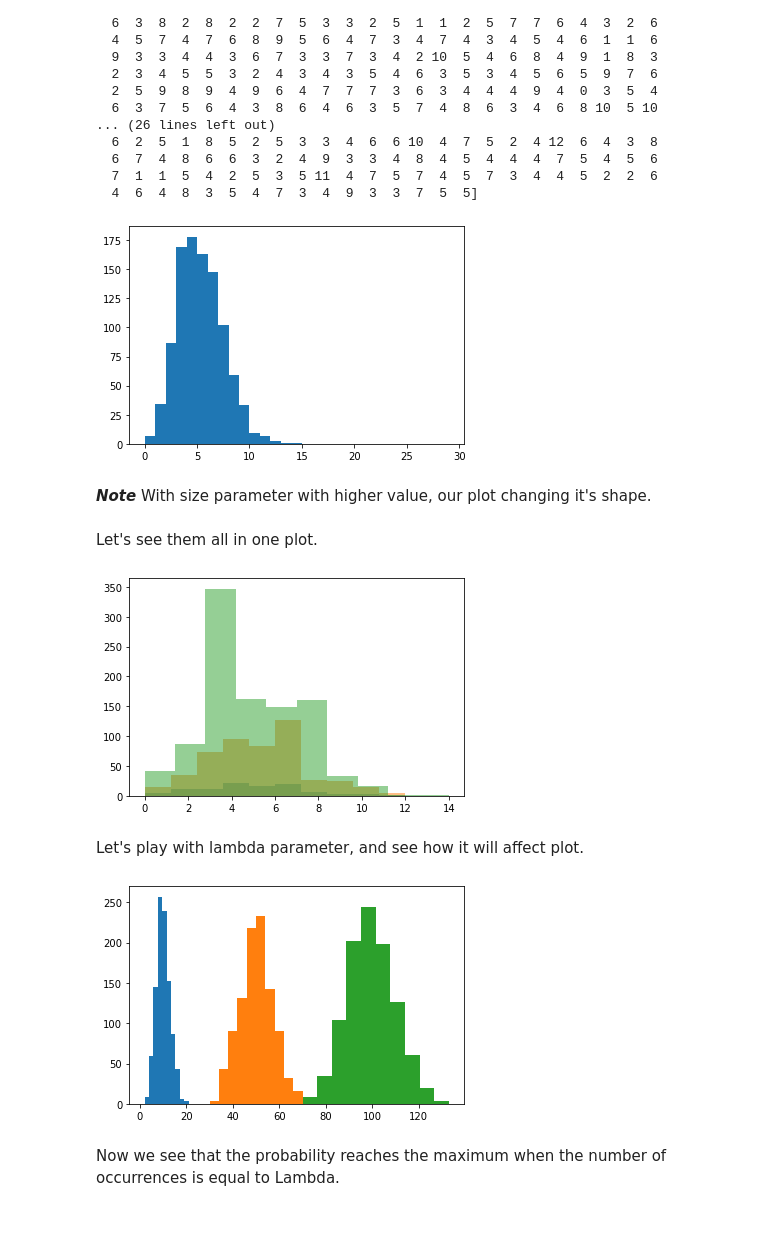
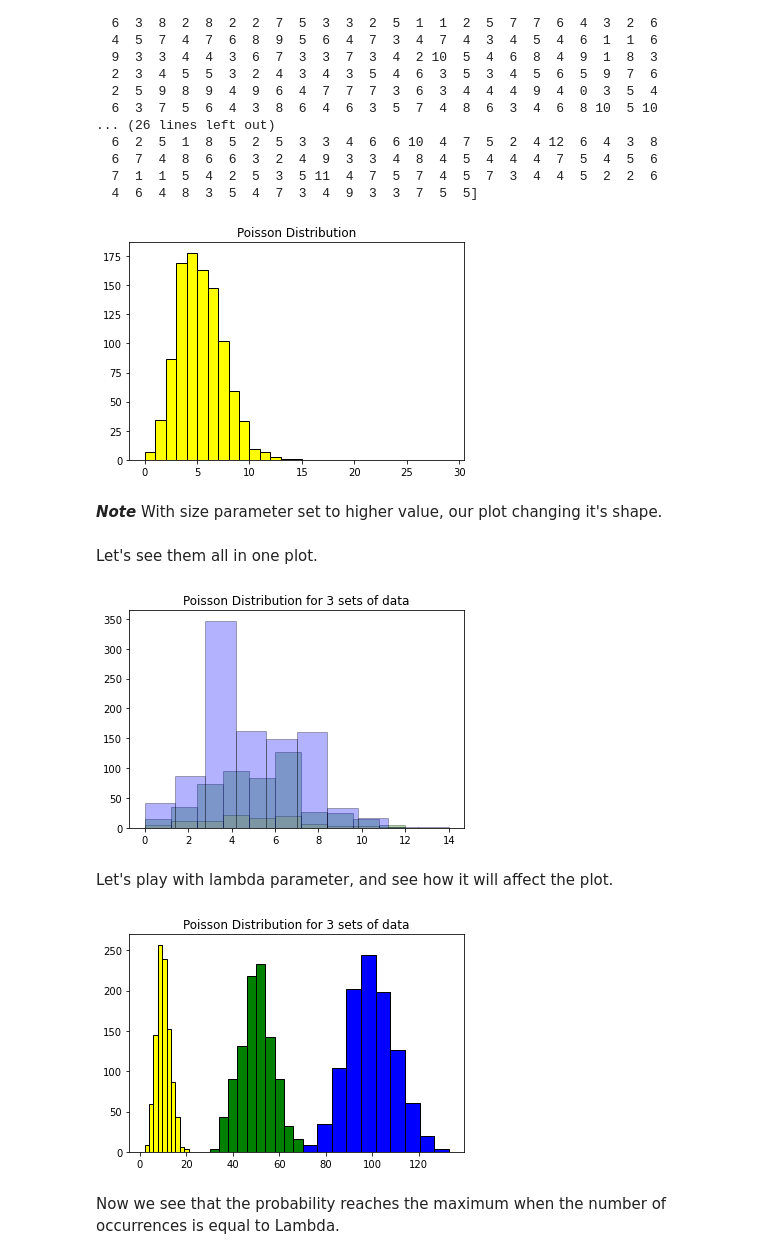
Before and after one commit to DracoNibilis/Numpy.random_Overview, a Jupyter notebook: numpy_random.ipynb, the cells around one changed output. Saved outputs shown, nothing was run; the diff lists cells and outputs as text; code cells hidden in the pictures; blank space fills up the shorter version.

```diff
--- a/numpy_random.ipynb
+++ b/numpy_random.ipynb
@@ -684,36 +697,38 @@ print(pos3)
   7  1  1  5  4  2  5  3  5 11  4  7  5  7  4  5  7  3  4  4  5  2  2  6
   4  6  4  8  3  5  4  7  3  4  9  3  3  7  5  5]
 # %%
-# plot for above code
-# defining bins for histogram plot
+# plot for poisson function (lambda=5, size=1000)
 b = np.arange(0,30,1)
-plt.hist(pos3,b)
+plt.hist(pos3,b, color="yellow", edgecolor="black")
+plt.title("Poisson Distribution")
 plt.show()
 # %% [output]
-[figure, old version]
+[figure, new version]
 # %% [markdown]
 ***Note***
-With size parameter with higher value, our plot changing it's shape.
+With size parameter set to higher value, our plot changing it's shape.
 # %% [markdown]
 Let's see them all in one plot.
 # %%
 # one plot for all 3 sets of data
-plt.hist(pos1, alpha=0.5)
-plt.hist(pos2, alpha=0.5)
-plt.hist(pos3, alpha=0.5)
+plt.hist(pos1, alpha=0.3, color="yellow", edgecolor="black")
+plt.hist(pos2, alpha=0.3, color="green", edgecolor="black")
+plt.hist(pos3, alpha=0.3, color="blue", edgecolor="black")
+plt.title("Poisson Distribution for 3 sets of data")
 plt.show()
 # %% [output]
-[figure, old version]
+[figure, new version]
 # %% [markdown]
-Let's play with lambda parameter, and see how it will  affect plot.
+Let's play with lambda parameter, and see how it will  affect the plot.
 # %%
-# plot 3 histograms in one axis with 3 different pambda parameters
-plt.hist(np.random.poisson(10, 1000))
-plt.hist(np.random.poisson(50, 1000))
-plt.hist(np.random.poisson(100, 1000))
+# plot 3 histograms in one axis with 3 different lambda parameters
+plt.hist(np.random.poisson(10, 1000), color="yellow", edgecolor="black")
+plt.hist(np.random.poisson(50, 1000), color="green", edgecolor="black")
+plt.hist(np.random.poisson(100, 1000), color="blue", edgecolor="black")
+plt.title("Poisson Distribution for 3 sets of data")
 plt.show()
 # %% [output]
-[figure, old version]
+[figure, new version]
 # %% [markdown]
 Now we see that the probability reaches the maximum when the number of occurrences is equal to Lambda.
 # %% [markdown]
```
Also changed, not shown: parts of 36 cells of this notebook, 1 other file.
